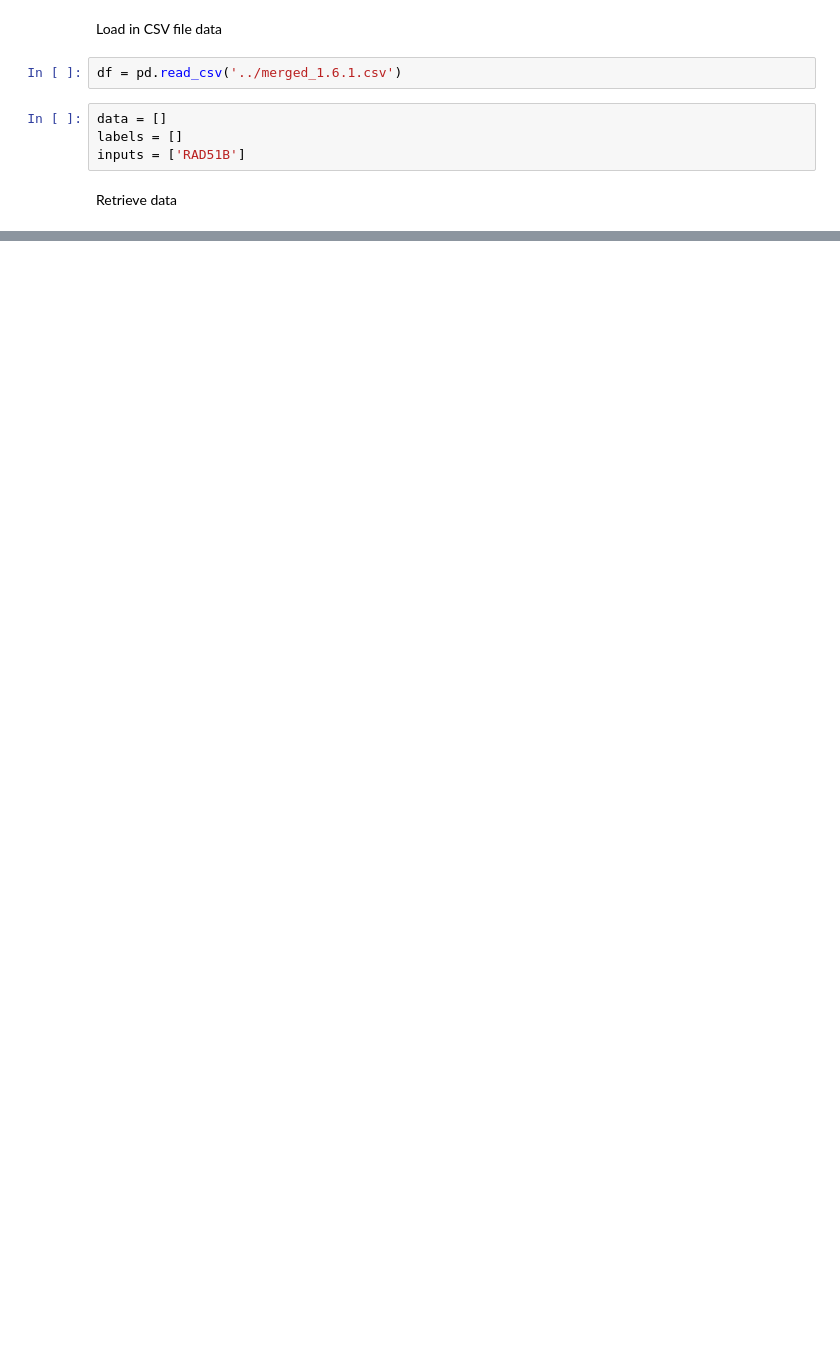
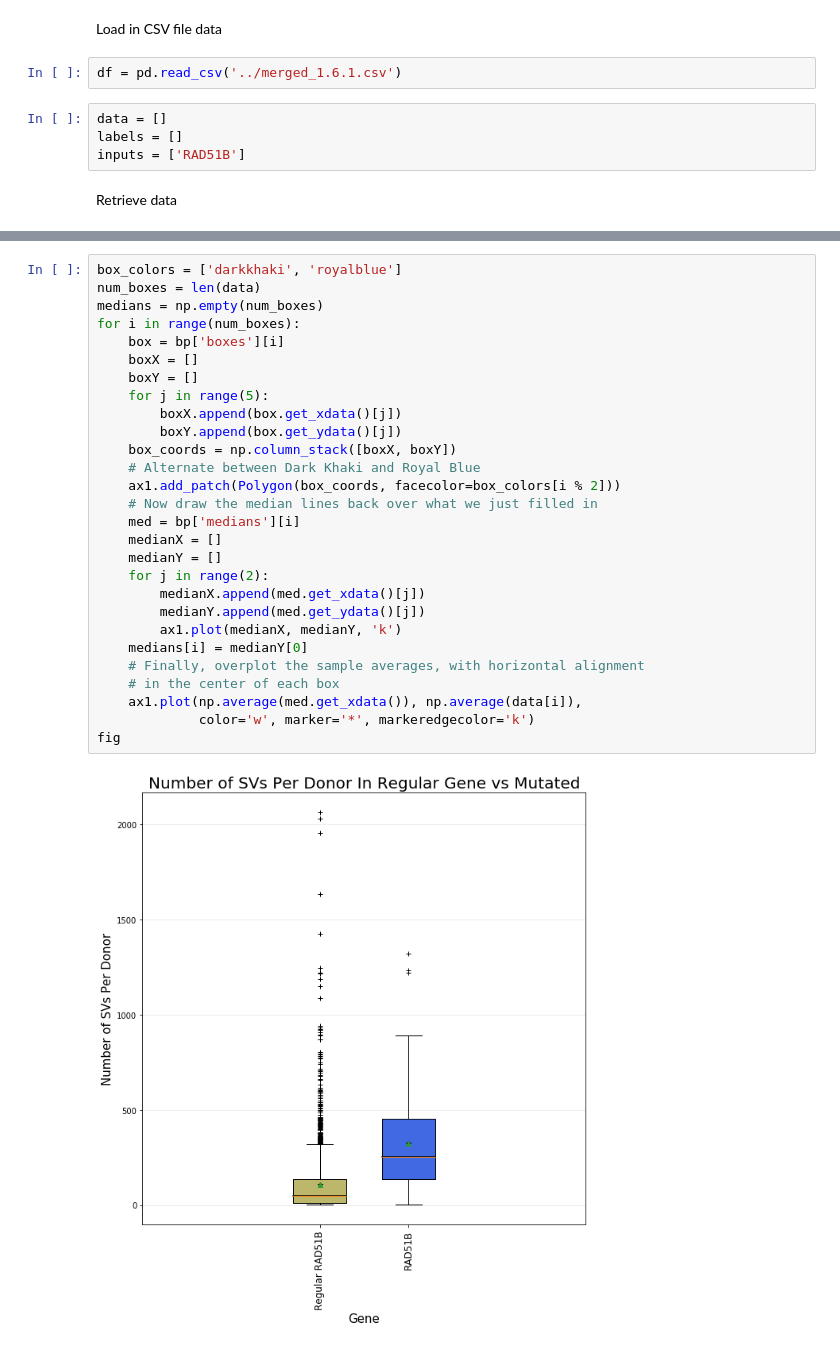
Before and after one commit to hossam-zaki/BSRP2020, a Jupyter notebook: SVPlots/GroupedBoxPlotForRAD51BOnly.ipynb, the cells around one changed output, grey strips where cells are left out. Cells and saved outputs as stored; diff of their text form; blank space fills up the shorter version.

```diff
--- a/SVPlots/GroupedBoxPlotForRAD51BOnly.ipynb
+++ b/SVPlots/GroupedBoxPlotForRAD51BOnly.ipynb
@@ -75,0 +78,30 @@ ax1.set_xticklabels(labels,
+# %%
+box_colors = ['darkkhaki', 'royalblue']
+num_boxes = len(data)
+medians = np.empty(num_boxes)
+for i in range(num_boxes):
+    box = bp['boxes'][i]
+    boxX = []
+    boxY = []
+    for j in range(5):
+        boxX.append(box.get_xdata()[j])
+        boxY.append(box.get_ydata()[j])
+    box_coords = np.column_stack([boxX, boxY])
+    # Alternate between Dark Khaki and Royal Blue
+    ax1.add_patch(Polygon(box_coords, facecolor=box_colors[i % 2]))
+    # Now draw the median lines back over what we just filled in
+    med = bp['medians'][i]
+    medianX = []
+    medianY = []
+    for j in range(2):
+        medianX.append(med.get_xdata()[j])
+        medianY.append(med.get_ydata()[j])
+        ax1.plot(medianX, medianY, 'k')
+    medians[i] = medianY[0]
+    # Finally, overplot the sample averages, with horizontal alignment
+    # in the center of each box
+    ax1.plot(np.average(med.get_xdata()), np.average(data[i]),
+             color='w', marker='*', markeredgecolor='k')
+fig
+# %% [output]
+[figure, added]
```
Also changed, not shown: parts of 4 cells of this notebook, 2 other files.
